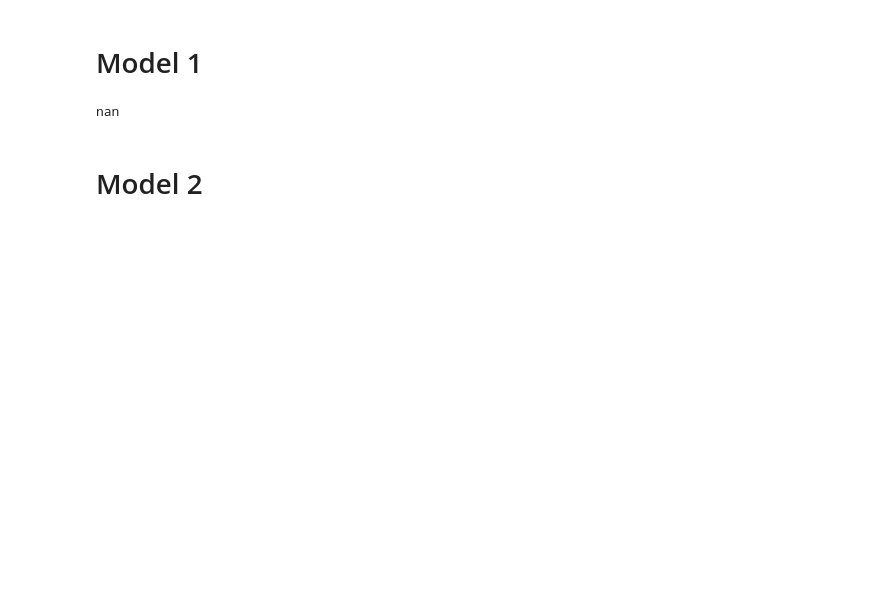
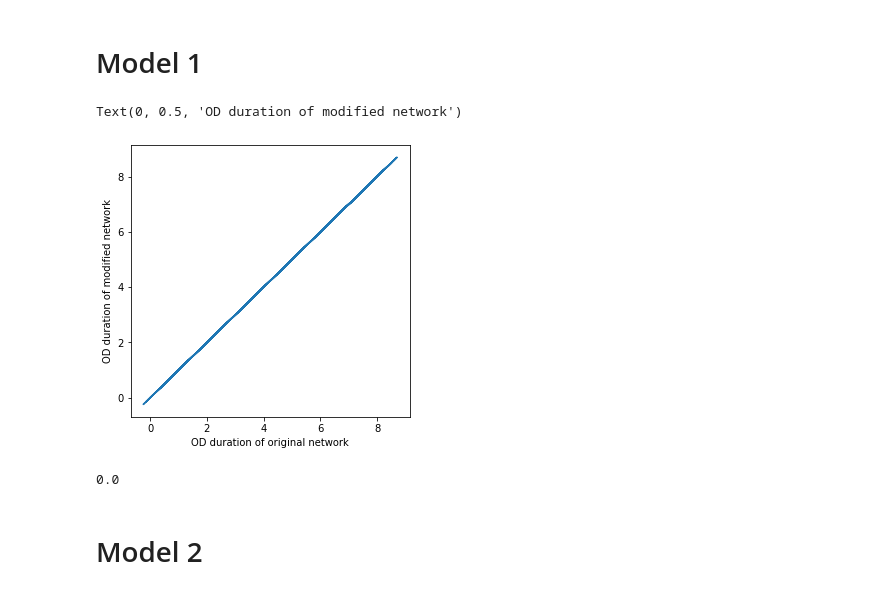
Before and after one commit to cjsyzwsh/South_Australia_Transport_Econ, a Jupyter notebook: notebooks/jason/6_vis_diff.ipynb, the cells around one changed output. Saved outputs shown, nothing was run; the diff lists cells and outputs as text; code cells hidden in the pictures; blank space fills up the shorter version.

```diff
--- a/notebooks/jason/6_vis_diff.ipynb
+++ b/notebooks/jason/6_vis_diff.ipynb
@@ -17,11 +17,20 @@ with open('wo_south_road_pred_od_duration_value.pkl', 'rb') as f:
     wo_south_road_pred_od_duration_value = pickle.load(f)
 with open('orig_pred_od_duration_value.pkl', 'rb') as f:
     orig_pred_od_duration_value = pickle.load(f)
+# %%
+# visual
+fig,ax=plt.subplots(figsize = (5,5))
+ax.plot(orig_pred_od_duration_value, wo_south_road_pred_od_duration_value)
+ax.set_xlabel("OD duration of original network")
+ax.set_ylabel("OD duration of modified network")
+# %% [output]
+Text(0, 0.5, 'OD duration of modified network')
+[figure, added]
 # %%
 diff_orig_pred_od_duration_value = wo_south_road_pred_od_duration_value - orig_pred_od_duration_value
-sum(diff_orig_pred_od_duration_value)
+np.sum(diff_orig_pred_od_duration_value)
 # %% [output]
-nan
+0.0
 # %% [markdown]
 # Model 2
 # %%
```
Also changed, not shown: parts of 3 cells of this notebook, 1 other file.
